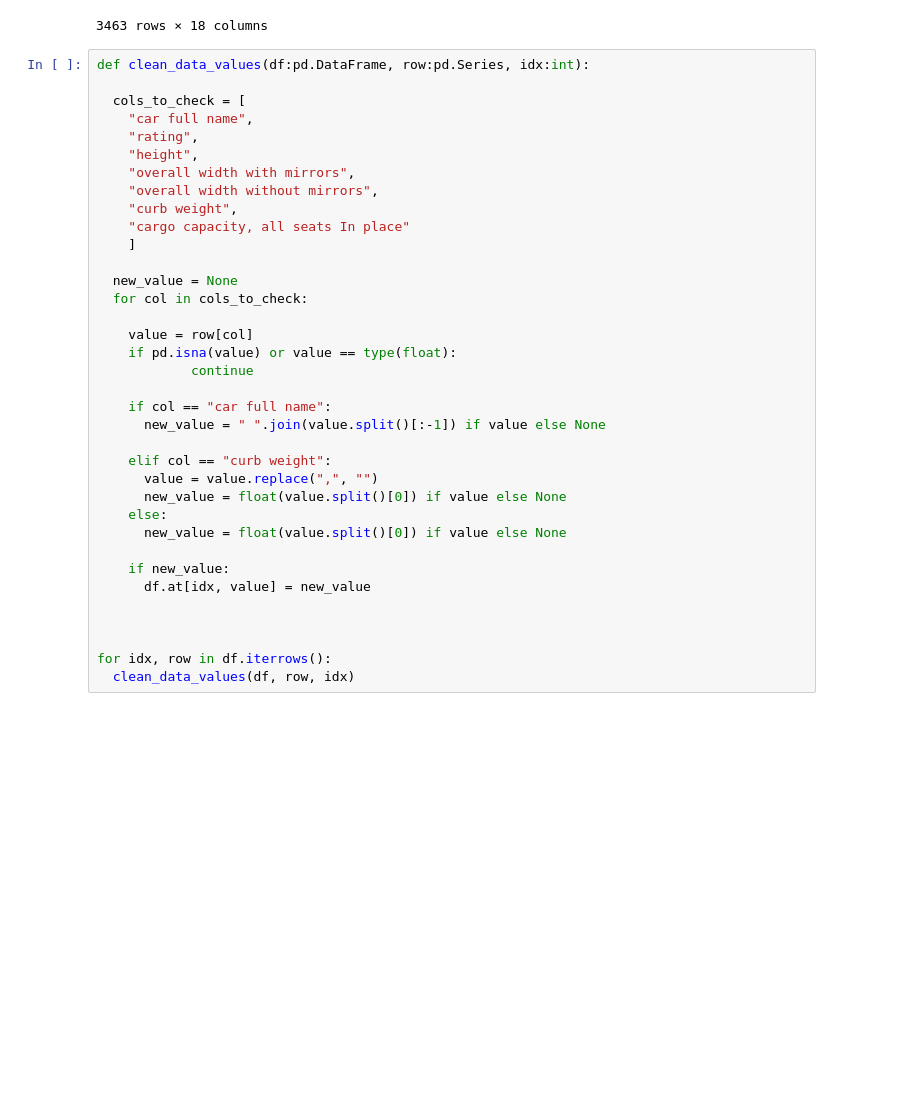
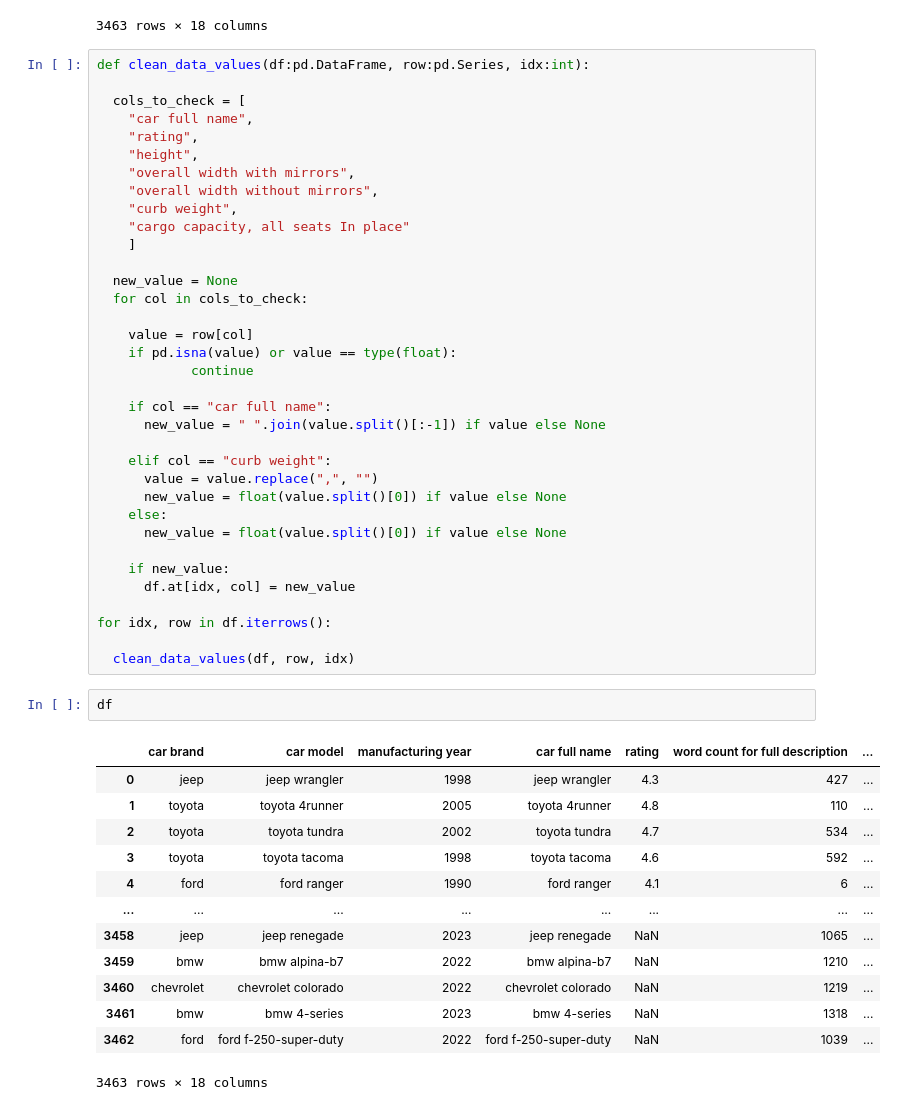
Before and after one commit to MaukanMir/Expert-Car-Classification, a Jupyter notebook: training.ipynb, the cells around one changed output. Saved outputs shown, nothing was run; the diff lists cells and outputs as text; blank space fills up the shorter version.

Commit message:
added new models

```diff
--- a/training.ipynb
+++ b/training.ipynb
@@ -212,9 +212,24 @@ def clean_data_values(df:pd.DataFrame, row:pd.Series, idx:int):
       new_value = float(value.split()[0]) if value else None
 
     if new_value:
-      df.at[idx, value] = new_value
-
-
+      df.at[idx, col] = new_value
 
 for idx, row in df.iterrows():
+
   clean_data_values(df, row, idx)
+# %%
+df
+# %% [output]
+|  | car brand | car model | manufacturing year | car full name | rating | word count for full description | ... |
+| 0 | jeep | jeep wrangler | 1998 | jeep wrangler | 4.3 | 427 | ... |
+| 1 | toyota | toyota 4runner | 2005 | toyota 4runner | 4.8 | 110 | ... |
+| 2 | toyota | toyota tundra | 2002 | toyota tundra | 4.7 | 534 | ... |
+| 3 | toyota | toyota tacoma | 1998 | toyota tacoma | 4.6 | 592 | ... |
+| 4 | ford | ford ranger | 1990 | ford ranger | 4.1 | 6 | ... |
+| ... | ... | ... | ... | ... | ... | ... | ... |
+| 3458 | jeep | jeep renegade | 2023 | jeep renegade | NaN | 1065 | ... |
+| 3459 | bmw | bmw alpina-b7 | 2022 | bmw alpina-b7 | NaN | 1210 | ... |
+| 3460 | chevrolet | chevrolet colorado | 2022 | chevrolet colorado | NaN | 1219 | ... |
+| 3461 | bmw | bmw 4-series | 2023 | bmw 4-series | NaN | 1318 | ... |
+| 3462 | ford | ford f-250-super-duty | 2022 | ford f-250-super-duty | NaN | 1039 | ... |
+3463 rows × 18 columns
```
Also changed, not shown: parts of 1 cell of this notebook.
